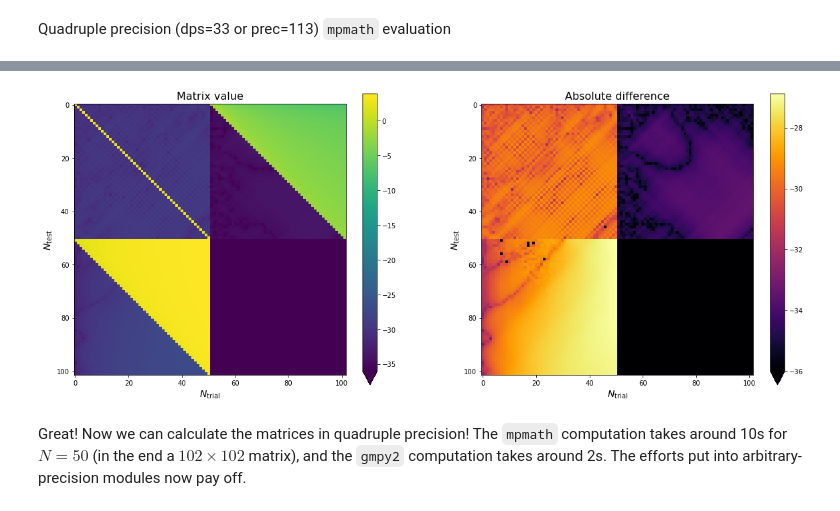
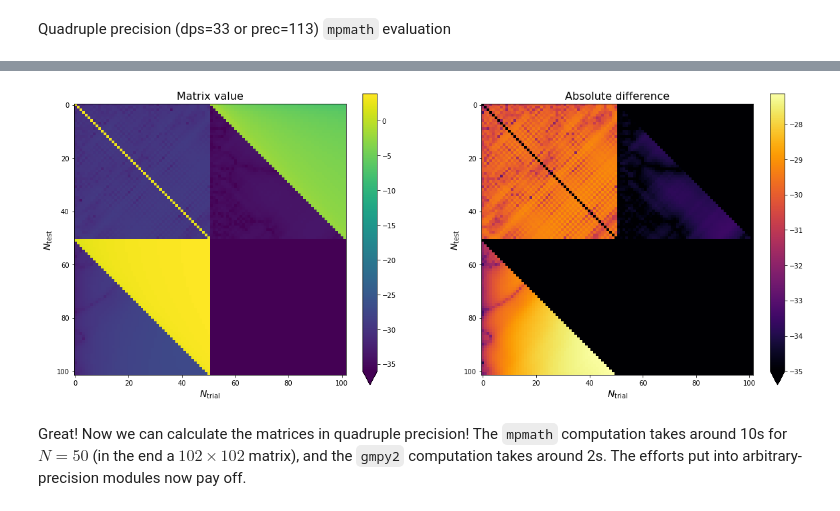
Before and after one commit to GentleMin/PlesioGeostroPy, a Jupyter notebook: Tests.ipynb, the cells around one changed output, grey strips where cells are left out. Cells and saved outputs as stored; diff of their text form; code cells hidden in the pictures.

Commit message:
Correct multi-prec expansion tests

```diff
--- a/Tests.ipynb
+++ b/Tests.ipynb
@@ -1104,6 +1111,7 @@ def eval_matrix_gmpy2(n_trial, n_test, verbose=False):
         [nmatrix.QuadRecipe(
             init_opt={"automatic": True, "quadN": None},
             gram_opt={"backend": "gmpy2", "int_opt": {"n_dps": 33}, "output": "gmpy2", "out_opt": {"dps": 33}}
+            # gram_opt={"backend": "gmpy2", "int_opt": {"n_dps": 33}, "output": "none"}
         ) for ele in row] for row in M_expr._matrix
     ])
     M_val = nmatrix.MatrixExpander(M_expr,
@@ -1112,7 +1120,8 @@ def eval_matrix_gmpy2(n_trial, n_test, verbose=False):
         quad_recipe_list, n_trial, n_test).expand(verbose=verbose)
     return M_val, K_val
 
-M_val_gmpy2, K_val_gmpy2 = eval_matrix_gmpy2(ranges_trial, ranges_test, verbose=True)
+with gmpy2.local_context(gmpy2.context(), precision=113):
+    M_val_gmpy2_2, K_val_gmpy2_2 = eval_matrix_gmpy2(ranges_trial, ranges_test, verbose=True)
 # %% [output]
 Element (Psi, Psi)
 Integrating with alpha=3/2, beta=3, N=51
@@ -1129,34 +1138,34 @@ Wall time: 2.82 s
 # %%
 from pg_utils.numerics.utils import to_numpy_c, to_gpmy2_c, to_mpmath_c
 
 val_a, val_b = K_val_gmpy2, K_val_mpmath
 abs_diff = np.abs(to_numpy_c(to_gpmy2_c(val_a) - to_gpmy2_c(val_b)))
 rel_diff = abs_diff/np.abs(to_numpy_c(val_a))
 N_test_mesh, N_trial_mesh = np.meshgrid(np.arange(val_a.shape[0]+1), np.arange(val_a.shape[1]+1), indexing='ij')
 
-cmap_range = [-36, None]
+cmap_range = [-35, None]
 plot_type = "Absolute"
 
 fig, axes = plt.subplots(nrows=1, ncols=2, figsize=(20, 8))
 
 ax = axes[0]
 im = ax.imshow(np.clip(np.log10(np.abs(to_numpy_c(val_a))), -36, None), cmap="viridis")
 ax.set_xlabel(r"$N_\mathrm{trial}$", fontsize=14)
 ax.set_ylabel(r"$N_\mathrm{test}$", fontsize=14)
 ax.set_title("Matrix value", fontsize=16)
 plt.colorbar(im, extend="min", ax=ax)
 
 ax = axes[1]
 plot_diff = abs_diff if plot_type.lower() == "absolute" else rel_diff
 im = ax.imshow(np.clip(np.log10(plot_diff), *cmap_range), cmap="inferno")
 ax.set_xlabel(r"$N_\mathrm{trial}$", fontsize=14)
 ax.set_ylabel(r"$N_\mathrm{test}$", fontsize=14)
 ax.set_title(r"%s difference" % plot_type, fontsize=16)
 plt.colorbar(im, extend="min", ax=ax)
 
 plt.show()
 # %% [output]
-[figure, old version]
+[figure, new version]
 # %% [markdown]
 Great! Now we can calculate the matrices in quadruple precision! The `mpmath` computation takes around 10s for $N=50$ (in the end a $102\times 102$ matrix), and the `gmpy2` computation takes around 2s. The efforts put into arbitrary-precision modules now pay off.
 # %%
```
Also changed, not shown: parts of 17 cells of this notebook.
